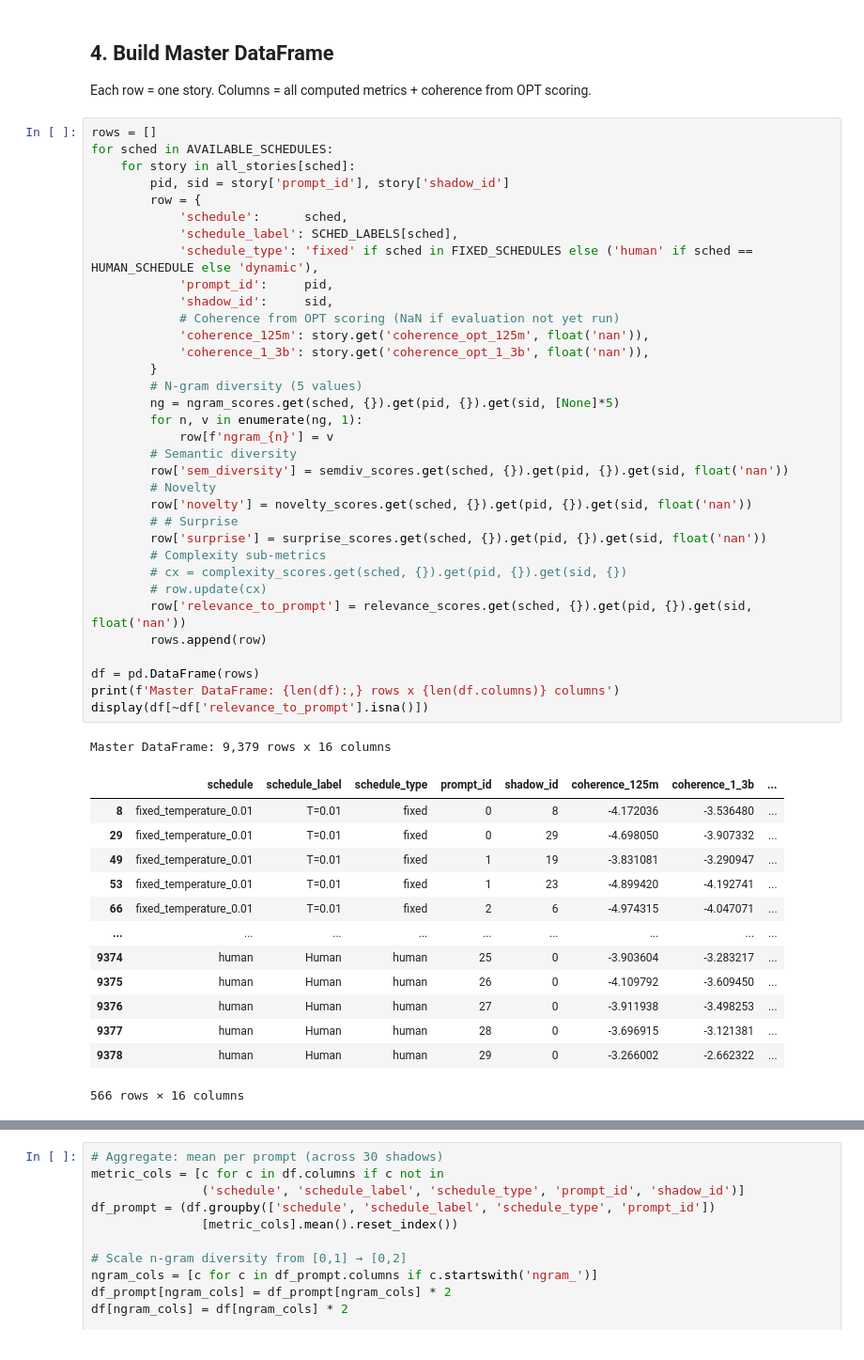
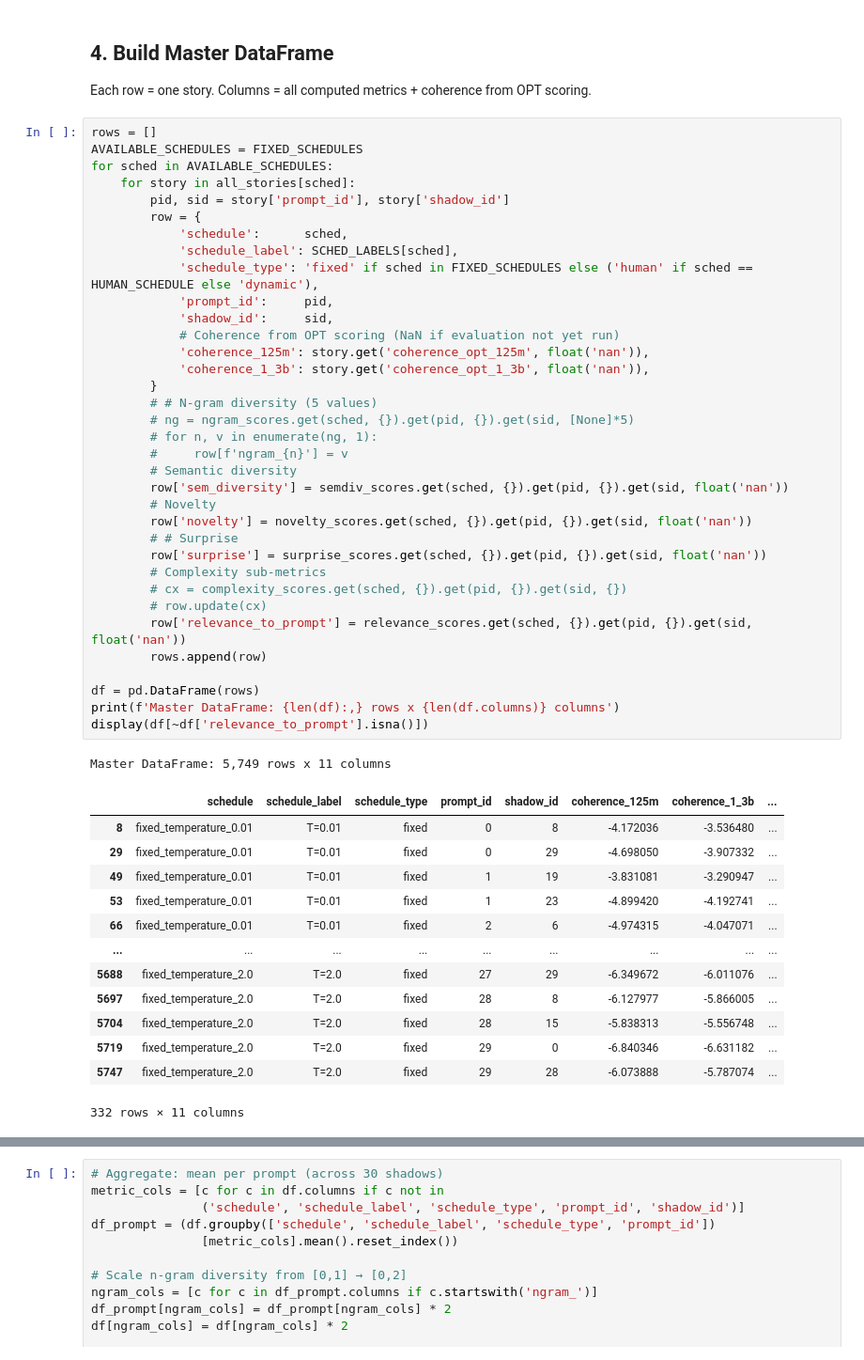
Before and after one commit to daphnabal/nlp_final_project, a Jupyter notebook: final-code/notebooks/final_analysis.ipynb, the cells around one changed output, grey strips where cells are left out. Shown at 94% size. Drawn from its saved outputs; the diff is of its cells as text.

```diff
--- a/final-code/notebooks/final_analysis.ipynb
+++ b/final-code/notebooks/final_analysis.ipynb
@@ -865,6 +892,7 @@ Relevance updated and cached.
 Each row = one story. Columns = all computed metrics + coherence from OPT scoring.
 # %%
 rows = []
+AVAILABLE_SCHEDULES = FIXED_SCHEDULES
 for sched in AVAILABLE_SCHEDULES:
     for story in all_stories[sched]:
         pid, sid = story['prompt_id'], story['shadow_id']
@@ -874,41 +902,41 @@ for sched in AVAILABLE_SCHEDULES:
             'schedule_type': 'fixed' if sched in FIXED_SCHEDULES else ('human' if sched == HUMAN_SCHEDULE else 'dynamic'),
             'prompt_id':     pid,
             'shadow_id':     sid,
             # Coherence from OPT scoring (NaN if evaluation not yet run)
             'coherence_125m': story.get('coherence_opt_125m', float('nan')),
             'coherence_1_3b': story.get('coherence_opt_1_3b', float('nan')),
         }
-        # N-gram diversity (5 values)
-        ng = ngram_scores.get(sched, {}).get(pid, {}).get(sid, [None]*5)
-        for n, v in enumerate(ng, 1):
-            row[f'ngram_{n}'] = v
+        # # N-gram diversity (5 values)
+        # ng = ngram_scores.get(sched, {}).get(pid, {}).get(sid, [None]*5)
+        # for n, v in enumerate(ng, 1):
+        #     row[f'ngram_{n}'] = v
         # Semantic diversity
         row['sem_diversity'] = semdiv_scores.get(sched, {}).get(pid, {}).get(sid, float('nan'))
         # Novelty
         row['novelty'] = novelty_scores.get(sched, {}).get(pid, {}).get(sid, float('nan'))
         # # Surprise
         row['surprise'] = surprise_scores.get(sched, {}).get(pid, {}).get(sid, float('nan'))
         # Complexity sub-metrics
         # cx = complexity_scores.get(sched, {}).get(pid, {}).get(sid, {})
         # row.update(cx)
         row['relevance_to_prompt'] = relevance_scores.get(sched, {}).get(pid, {}).get(sid, float('nan'))
         rows.append(row)
 
 df = pd.DataFrame(rows)
 print(f'Master DataFrame: {len(df):,} rows x {len(df.columns)} columns')
 display(df[~df['relevance_to_prompt'].isna()])
 # %% [output]
-Master DataFrame: 9,379 rows x 16 columns
+Master DataFrame: 5,749 rows x 11 columns
 |  | schedule | schedule_label | schedule_type | prompt_id | shadow_id | coherence_125m | coherence_1_3b | ... |
 | 8 | fixed_temperature_0.01 | T=0.01 | fixed | 0 | 8 | -4.172036 | -3.536480 | ... |
 | 29 | fixed_temperature_0.01 | T=0.01 | fixed | 0 | 29 | -4.698050 | -3.907332 | ... |
 | 49 | fixed_temperature_0.01 | T=0.01 | fixed | 1 | 19 | -3.831081 | -3.290947 | ... |
 | 53 | fixed_temperature_0.01 | T=0.01 | fixed | 1 | 23 | -4.899420 | -4.192741 | ... |
 | 66 | fixed_temperature_0.01 | T=0.01 | fixed | 2 | 6 | -4.974315 | -4.047071 | ... |
 | ... | ... | ... | ... | ... | ... | ... | ... | ... |
-| 9374 | human | Human | human | 25 | 0 | -3.903604 | -3.283217 | ... |
-| 9375 | human | Human | human | 26 | 0 | -4.109792 | -3.609450 | ... |
-| 9376 | human | Human | human | 27 | 0 | -3.911938 | -3.498253 | ... |
-| 9377 | human | Human | human | 28 | 0 | -3.696915 | -3.121381 | ... |
-| 9378 | human | Human | human | 29 | 0 | -3.266002 | -2.662322 | ... |
+| 5688 | fixed_temperature_2.0 | T=2.0 | fixed | 27 | 29 | -6.349672 | -6.011076 | ... |
+| 5697 | fixed_temperature_2.0 | T=2.0 | fixed | 28 | 8 | -6.127977 | -5.866005 | ... |
+| 5704 | fixed_temperature_2.0 | T=2.0 | fixed | 28 | 15 | -5.838313 | -5.556748 | ... |
+| 5719 | fixed_temperature_2.0 | T=2.0 | fixed | 29 | 0 | -6.840346 | -6.631182 | ... |
+| 5747 | fixed_temperature_2.0 | T=2.0 | fixed | 29 | 28 | -6.073888 | -5.787074 | ... |
-566 rows × 16 columns
+332 rows × 11 columns
```
Also changed, not shown: parts of 19 cells of this notebook.
